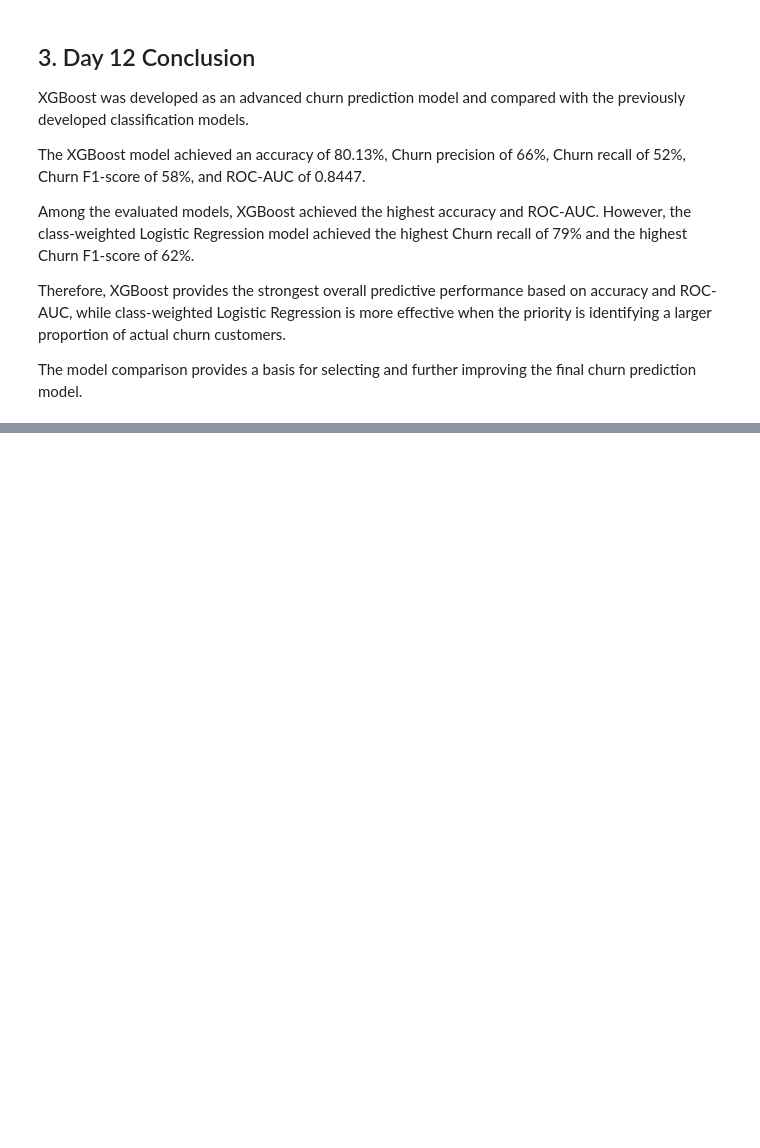
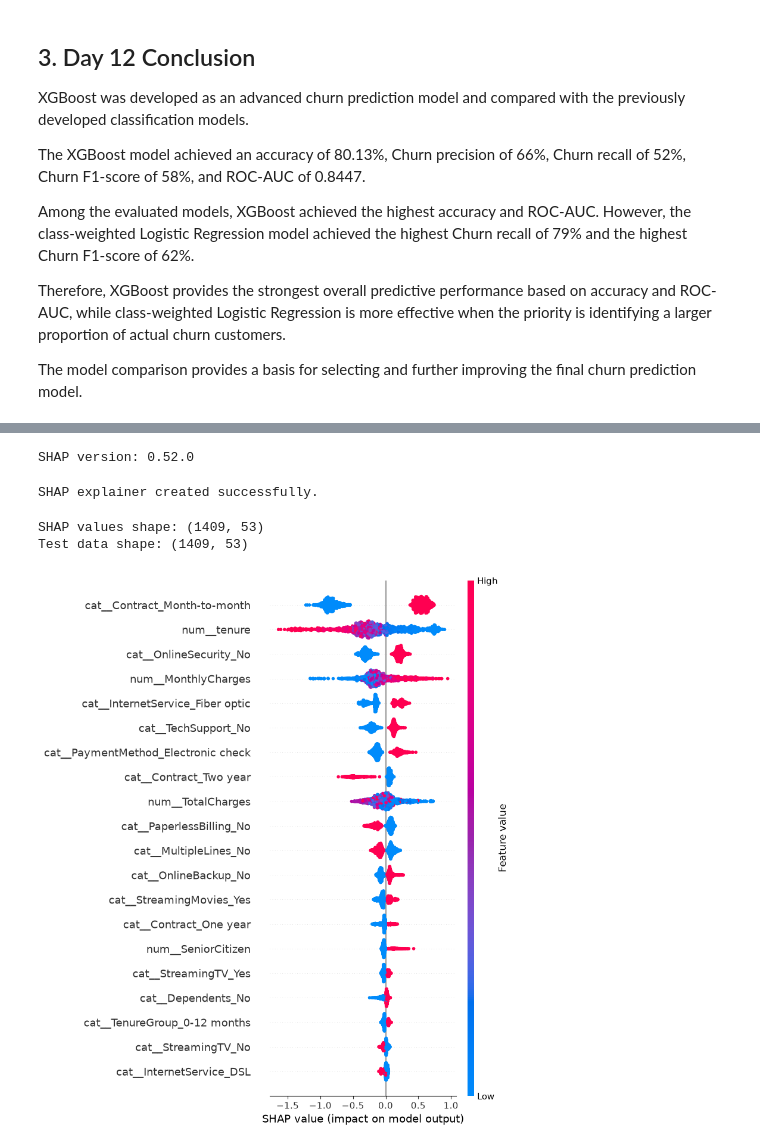
Before and after one commit to sagarsiddharth09-blip/customer-churn-LTV-engine, a Jupyter notebook: Akshay_Baseline_Analytics.ipynb, the cells around one changed output, grey strips where cells are left out. Saved outputs shown, nothing was run; the diff lists cells and outputs as text; code cells hidden in the pictures; blank space fills up the shorter version.

Commit message:
Add Day 13 SHAP explainability

```diff
--- a/Akshay_Baseline_Analytics.ipynb
+++ b/Akshay_Baseline_Analytics.ipynb
@@ -3237,0 +3354,34 @@ The model comparison provides a basis for selecting and further improving the fi
+# %%
+import shap
+
+print("SHAP version:", shap.__version__)
+# %% [output]
+SHAP version: 0.52.0
+# %%
+# Create SHAP explainer for XGBoost
+
+explainer = shap.TreeExplainer(xgb_model)
+
+print("SHAP explainer created successfully.")
+# %% [output]
+SHAP explainer created successfully.
+# %%
+# Calculate SHAP values for the test dataset
+
+shap_values = explainer.shap_values(X_test_encoded)
+
+print("SHAP values shape:", shap_values.shape)
+print("Test data shape:", X_test_encoded.shape)
+# %% [output]
+SHAP values shape: (1409, 53)
+Test data shape: (1409, 53)
+# %%
+# SHAP Summary Plot
+
+shap.summary_plot(
+    shap_values,
+    X_test_encoded,
+    feature_names=all_feature_names
+)
+# %% [output]
+[figure, added]
```
Also changed, not shown: parts of 11 cells of this notebook.
